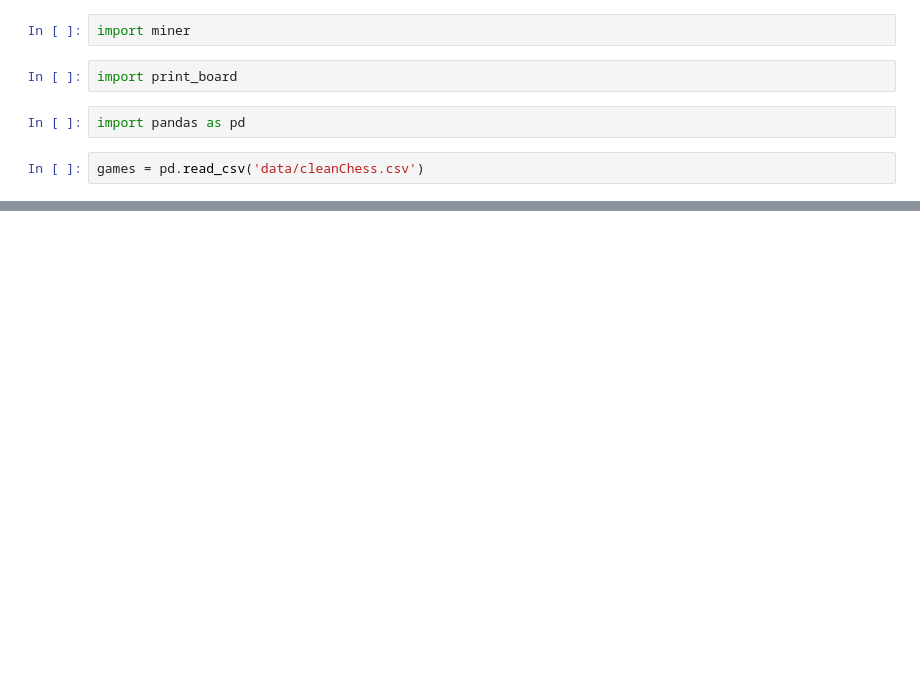
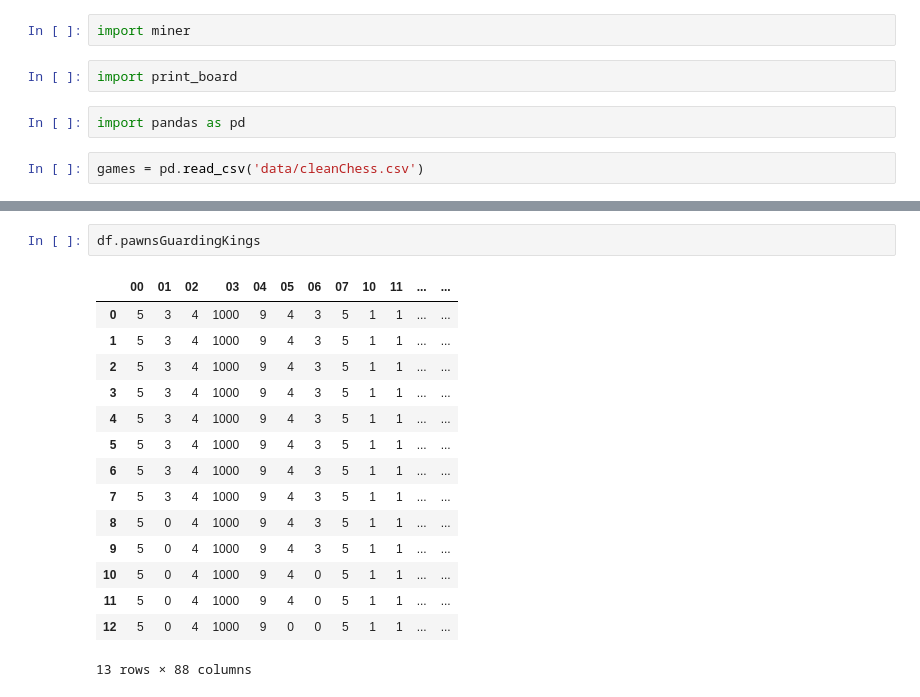
Before and after one commit to diarmuidmorgan/chess, a Jupyter notebook: Untitled.ipynb, the cells around one changed output, grey strips where cells are left out. Cells and saved outputs as stored; diff of their text form; blank space fills up the shorter version.

```diff
--- a/Untitled.ipynb
+++ b/Untitled.ipynb
@@ -36,0 +77,18 @@ print_board.display(game.iloc[19])
+# %%
+df.pawnsGuardingKings
+# %% [output]
+|  | 00 | 01 | 02 | 03 | 04 | 05 | 06 | 07 | 10 | 11 | ... | ... |
+| 0 | 5 | 3 | 4 | 1000 | 9 | 4 | 3 | 5 | 1 | 1 | ... | ... |
+| 1 | 5 | 3 | 4 | 1000 | 9 | 4 | 3 | 5 | 1 | 1 | ... | ... |
+| 2 | 5 | 3 | 4 | 1000 | 9 | 4 | 3 | 5 | 1 | 1 | ... | ... |
+| 3 | 5 | 3 | 4 | 1000 | 9 | 4 | 3 | 5 | 1 | 1 | ... | ... |
+| 4 | 5 | 3 | 4 | 1000 | 9 | 4 | 3 | 5 | 1 | 1 | ... | ... |
+| 5 | 5 | 3 | 4 | 1000 | 9 | 4 | 3 | 5 | 1 | 1 | ... | ... |
+| 6 | 5 | 3 | 4 | 1000 | 9 | 4 | 3 | 5 | 1 | 1 | ... | ... |
+| 7 | 5 | 3 | 4 | 1000 | 9 | 4 | 3 | 5 | 1 | 1 | ... | ... |
+| 8 | 5 | 0 | 4 | 1000 | 9 | 4 | 3 | 5 | 1 | 1 | ... | ... |
+| 9 | 5 | 0 | 4 | 1000 | 9 | 4 | 3 | 5 | 1 | 1 | ... | ... |
+| 10 | 5 | 0 | 4 | 1000 | 9 | 4 | 0 | 5 | 1 | 1 | ... | ... |
+| 11 | 5 | 0 | 4 | 1000 | 9 | 4 | 0 | 5 | 1 | 1 | ... | ... |
+| 12 | 5 | 0 | 4 | 1000 | 9 | 0 | 0 | 5 | 1 | 1 | ... | ... |
+13 rows × 88 columns
```
Also changed, not shown: parts of 10 cells of this notebook, 2 other files.
